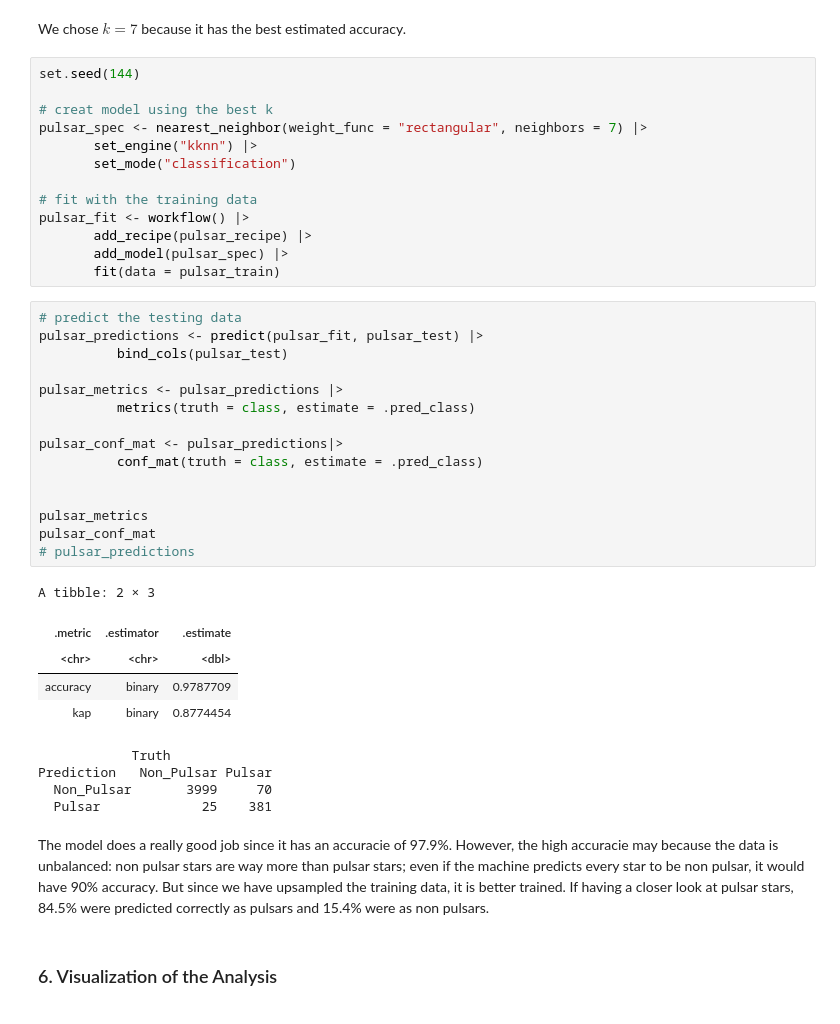
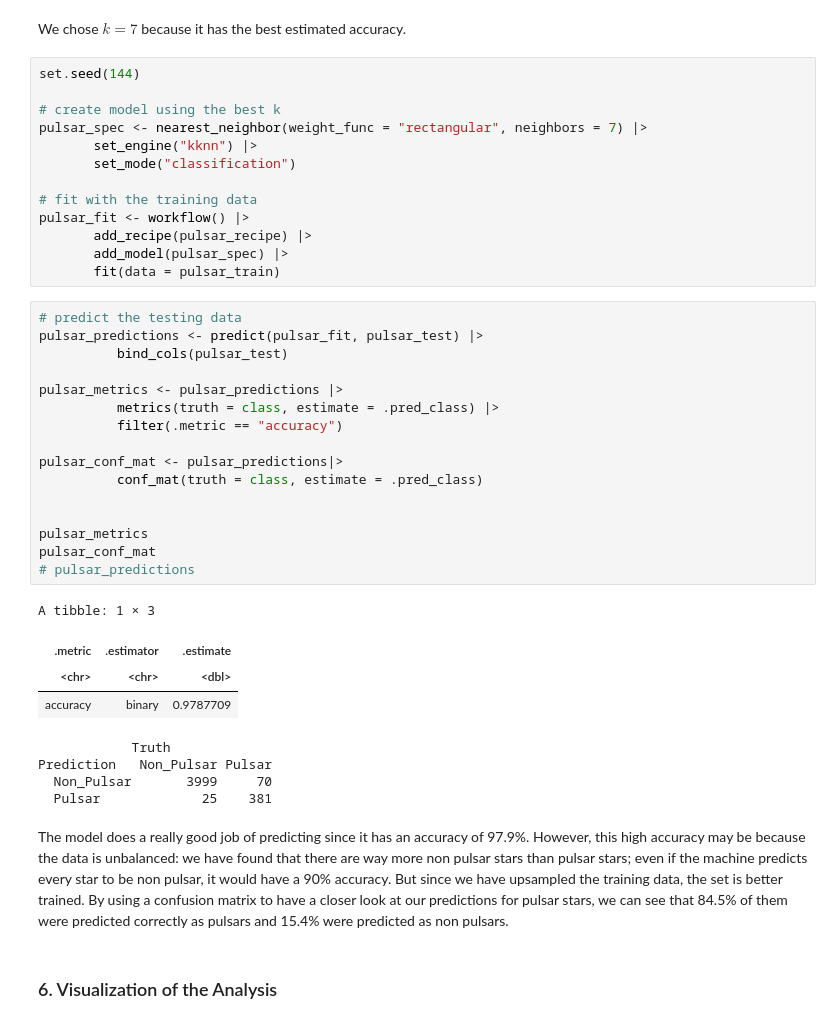
Before and after one commit to susanyliu/dsci100-project144new, a Jupyter notebook: Pulsar_star_project-2.ipynb, the cells around one changed output. Drawn from its saved outputs; the diff is of its cells as text.

Commit message:
fixed grammar mistakes, reorganized the code a little bit to filter for accuracies only and updated discussion

```diff
--- a/Pulsar_star_project-2.ipynb
+++ b/Pulsar_star_project-2.ipynb
@@ -280,7 +299,7 @@ We chose $k = 7$ because it has the best estimated accuracy.
 # %%
 set.seed(144)
 
-# creat model using the best k
+# create model using the best k
 pulsar_spec <- nearest_neighbor(weight_func = "rectangular", neighbors = 7) |>
        set_engine("kknn") |>
        set_mode("classification")
@@ -293,30 +312,30 @@ pulsar_fit <- workflow() |>
 # %%
 # predict the testing data
 pulsar_predictions <- predict(pulsar_fit, pulsar_test) |>
           bind_cols(pulsar_test)
 
 pulsar_metrics <- pulsar_predictions |>
-          metrics(truth = class, estimate = .pred_class)
+          metrics(truth = class, estimate = .pred_class) |>
+          filter(.metric == "accuracy")
 
 pulsar_conf_mat <- pulsar_predictions|>
           conf_mat(truth = class, estimate = .pred_class)
 
 
 pulsar_metrics
 pulsar_conf_mat
 # pulsar_predictions
 # %% [output]
-A tibble: 2 × 3
+A tibble: 1 × 3
 | .metric | .estimator | .estimate |
 | <chr> | <chr> | <dbl> |
 | accuracy | binary | 0.9787709 |
-| kap | binary | 0.8774454 |
             Truth
 Prediction   Non_Pulsar Pulsar
   Non_Pulsar       3999     70
   Pulsar             25    381
 # %% [markdown]
-The model does a really good job since it has an accuracie of 97.9%. However, the high accuracie may because the data is unbalanced: non pulsar stars are way more than pulsar stars; even if the machine predicts every star to be non pulsar, it would have 90% accuracy. But since we have upsampled the training data, it is better trained. If having a closer look at pulsar stars, 84.5% were predicted correctly as pulsars and 15.4% were as non pulsars.
+The model does a really good job of predicting since it has an accuracy of 97.9%. However, this high accuracy may be because the data is unbalanced: we have found that there are way more non pulsar stars than pulsar stars; even if the machine predicts every star to be non pulsar, it would have a 90% accuracy. But since we have upsampled the training data, the set is better trained. By using a confusion matrix to have a closer look at our predictions for pulsar stars, we can see that 84.5% of them were predicted correctly as pulsars and 15.4% were predicted as non pulsars.
 # %% [markdown]
 ### 6. Visualization of the Analysis
 # %%
```
Also changed, not shown: parts of 11 cells of this notebook.
